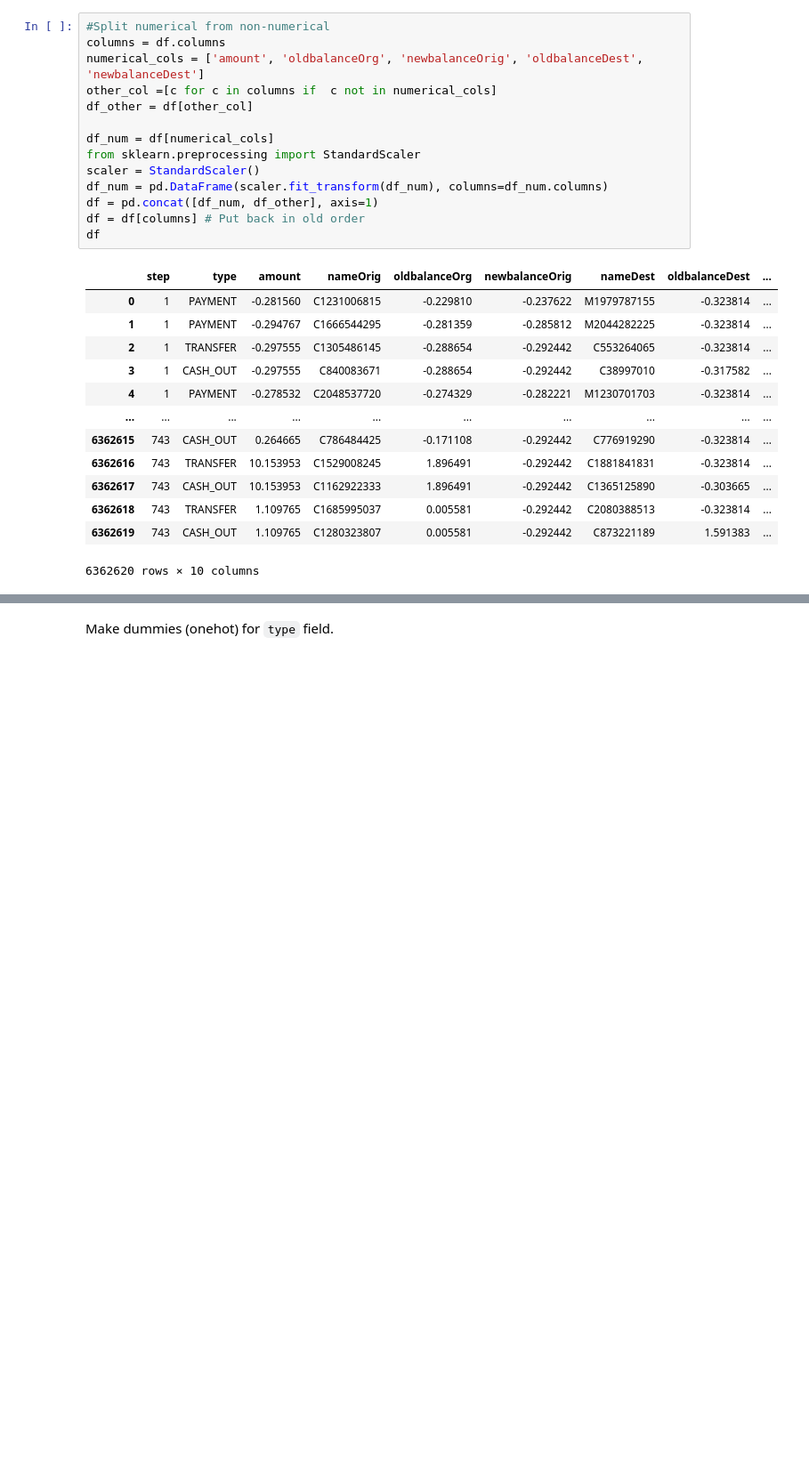
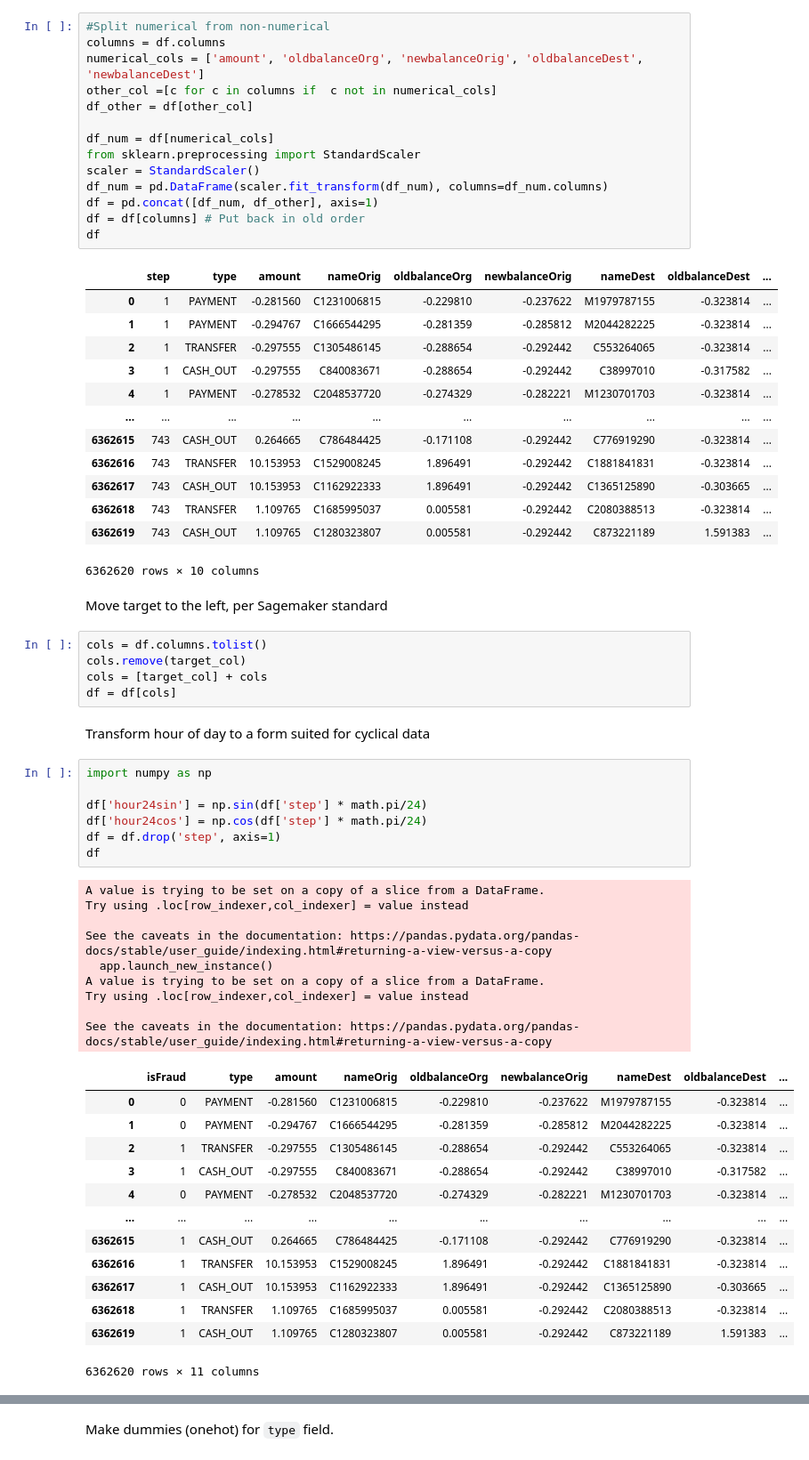
Before and after one commit to JoshuaFox/fraud-detect-blackbelt, a Jupyter notebook: frauddetect-plusminus-hypertune.ipynb, the cells around one changed output, grey strips where cells are left out. Shown at 89% size. Saved outputs shown, nothing was run; the diff lists cells and outputs as text; blank space fills up the shorter version.

```diff
--- a/frauddetect-plusminus-hypertune.ipynb
+++ b/frauddetect-plusminus-hypertune.ipynb
@@ -142,3 +138,42 @@ df
 | 6362618 | 743 | TRANSFER | 1.109765 | C1685995037 | 0.005581 | -0.292442 | C2080388513 | -0.323814 | ... |
 | 6362619 | 743 | CASH_OUT | 1.109765 | C1280323807 | 0.005581 | -0.292442 | C873221189 | 1.591383 | ... |
 6362620 rows × 10 columns
+# %% [markdown]
+Move target to the left, per Sagemaker standard
+# %%
+cols = df.columns.tolist()
+cols.remove(target_col)
+cols = [target_col] + cols
+df = df[cols]
+# %% [markdown]
+Transform hour of day to a form suited for cyclical data
+# %%
+import numpy as np
+
+df['hour24sin'] = np.sin(df['step'] * math.pi/24)
+df['hour24cos'] = np.cos(df['step'] * math.pi/24)
+df = df.drop('step', axis=1)
+df
+# %% [output]
+A value is trying to be set on a copy of a slice from a DataFrame.
+Try using .loc[row_indexer,col_indexer] = value instead
+
+See the caveats in the documentation: https://pandas.pydata.org/pandas-docs/stable/user_guide/indexing.html#returning-a-view-versus-a-copy
+  app.launch_new_instance()
+A value is trying to be set on a copy of a slice from a DataFrame.
+Try using .loc[row_indexer,col_indexer] = value instead
+
+See the caveats in the documentation: https://pandas.pydata.org/pandas-docs/stable/user_guide/indexing.html#returning-a-view-versus-a-copy
+|  | isFraud | type | amount | nameOrig | oldbalanceOrg | newbalanceOrig | nameDest | oldbalanceDest | ... |
+| 0 | 0 | PAYMENT | -0.281560 | C1231006815 | -0.229810 | -0.237622 | M1979787155 | -0.323814 | ... |
+| 1 | 0 | PAYMENT | -0.294767 | C1666544295 | -0.281359 | -0.285812 | M2044282225 | -0.323814 | ... |
+| 2 | 1 | TRANSFER | -0.297555 | C1305486145 | -0.288654 | -0.292442 | C553264065 | -0.323814 | ... |
+| 3 | 1 | CASH_OUT | -0.297555 | C840083671 | -0.288654 | -0.292442 | C38997010 | -0.317582 | ... |
+| 4 | 0 | PAYMENT | -0.278532 | C2048537720 | -0.274329 | -0.282221 | M1230701703 | -0.323814 | ... |
+| ... | ... | ... | ... | ... | ... | ... | ... | ... | ... |
+| 6362615 | 1 | CASH_OUT | 0.264665 | C786484425 | -0.171108 | -0.292442 | C776919290 | -0.323814 | ... |
+| 6362616 | 1 | TRANSFER | 10.153953 | C1529008245 | 1.896491 | -0.292442 | C1881841831 | -0.323814 | ... |
+| 6362617 | 1 | CASH_OUT | 10.153953 | C1162922333 | 1.896491 | -0.292442 | C1365125890 | -0.303665 | ... |
+| 6362618 | 1 | TRANSFER | 1.109765 | C1685995037 | 0.005581 | -0.292442 | C2080388513 | -0.323814 | ... |
+| 6362619 | 1 | CASH_OUT | 1.109765 | C1280323807 | 0.005581 | -0.292442 | C873221189 | 1.591383 | ... |
+6362620 rows × 11 columns
```
Also changed, not shown: parts of 23 cells of this notebook.
